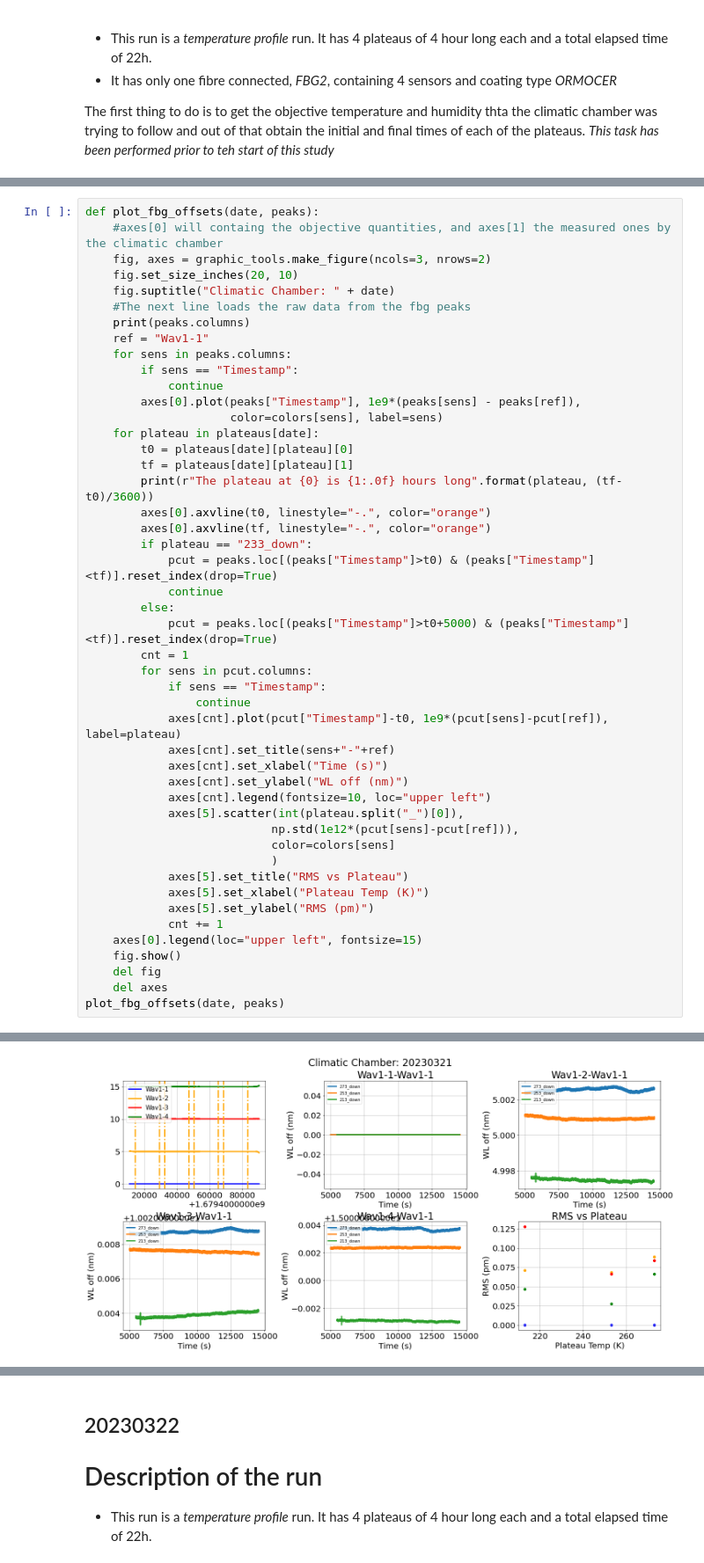
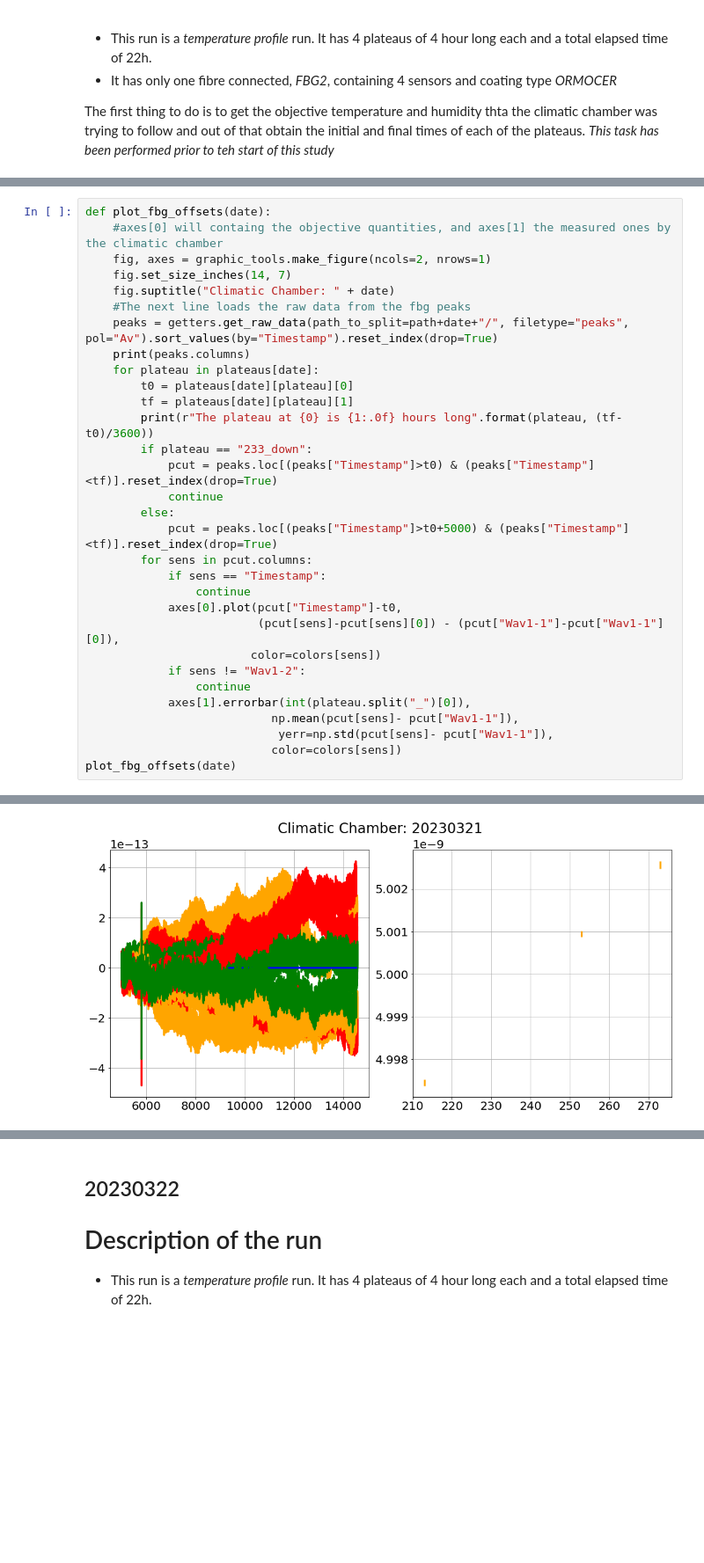
Before and after one commit to jcapo96/FBG_TMS, a Jupyter notebook: ana/march_runs/fbgs_characterisation.ipynb, the cells around one changed output, grey strips where cells are left out. Shown at 88% size. Drawn from its saved outputs; the diff is of its cells as text; blank space fills up the shorter version.

```diff
--- a/ana/march_runs/fbgs_characterisation.ipynb
+++ b/ana/march_runs/fbgs_characterisation.ipynb
@@ -84,48 +62,32 @@ gc.collect()
 # %%
-def plot_fbg_offsets(date, peaks):
+def plot_fbg_offsets(date):
     #axes[0] will containg the objective quantities, and axes[1] the measured ones by the climatic chamber
-    fig, axes = graphic_tools.make_figure(ncols=3, nrows=2)
-    fig.set_size_inches(20, 10)
+    fig, axes = graphic_tools.make_figure(ncols=2, nrows=1)
+    fig.set_size_inches(14, 7)
     fig.suptitle("Climatic Chamber: " + date)
     #The next line loads the raw data from the fbg peaks
+    peaks = getters.get_raw_data(path_to_split=path+date+"/", filetype="peaks", pol="Av").sort_values(by="Timestamp").reset_index(drop=True)
     print(peaks.columns)
-    ref = "Wav1-1"
-    for sens in peaks.columns:
-        if sens == "Timestamp":
-            continue
-        axes[0].plot(peaks["Timestamp"], 1e9*(peaks[sens] - peaks[ref]),
-                     color=colors[sens], label=sens)
     for plateau in plateaus[date]:
         t0 = plateaus[date][plateau][0]
         tf = plateaus[date][plateau][1]
         print(r"The plateau at {0} is {1:.0f} hours long".format(plateau, (tf-t0)/3600))
-        axes[0].axvline(t0, linestyle="-.", color="orange")
-        axes[0].axvline(tf, linestyle="-.", color="orange")
         if plateau == "233_down":
             pcut = peaks.loc[(peaks["Timestamp"]>t0) & (peaks["Timestamp"]<tf)].reset_index(drop=True)
             continue
         else:
             pcut = peaks.loc[(peaks["Timestamp"]>t0+5000) & (peaks["Timestamp"]<tf)].reset_index(drop=True)
-        cnt = 1
         for sens in pcut.columns:
             if sens == "Timestamp":
                 continue
-            axes[cnt].plot(pcut["Timestamp"]-t0, 1e9*(pcut[sens]-pcut[ref]), label=plateau)
-            axes[cnt].set_title(sens+"-"+ref)
-            axes[cnt].set_xlabel("Time (s)")
-            axes[cnt].set_ylabel("WL off (nm)")
-            axes[cnt].legend(fontsize=10, loc="upper left")
-            axes[5].scatter(int(plateau.split("_")[0]),
-                           np.std(1e12*(pcut[sens]-pcut[ref])),
-                           color=colors[sens]
-                           )
-            axes[5].set_title("RMS vs Plateau")
-            axes[5].set_xlabel("Plateau Temp (K)")
-            axes[5].set_ylabel("RMS (pm)")
-            cnt += 1
-    axes[0].legend(loc="upper left", fontsize=15)
-    fig.show()
-    del fig
-    del axes
-plot_fbg_offsets(date, peaks)
+            axes[0].plot(pcut["Timestamp"]-t0,
+                         (pcut[sens]-pcut[sens][0]) - (pcut["Wav1-1"]-pcut["Wav1-1"][0]),
+                        color=colors[sens])
+            if sens != "Wav1-2":
+                continue
+            axes[1].errorbar(int(plateau.split("_")[0]),
+                           np.mean(pcut[sens]- pcut["Wav1-1"]),
+                            yerr=np.std(pcut[sens]- pcut["Wav1-1"]),
+                           color=colors[sens])
+plot_fbg_offsets(date)
 # %% [output]
@@ -137 +100 @@ The plateau at 213_down is 4 hours long
-[figure, old version]
+[figure, new version]
```
Also changed, not shown: parts of 25 cells of this notebook, 3 other files.
